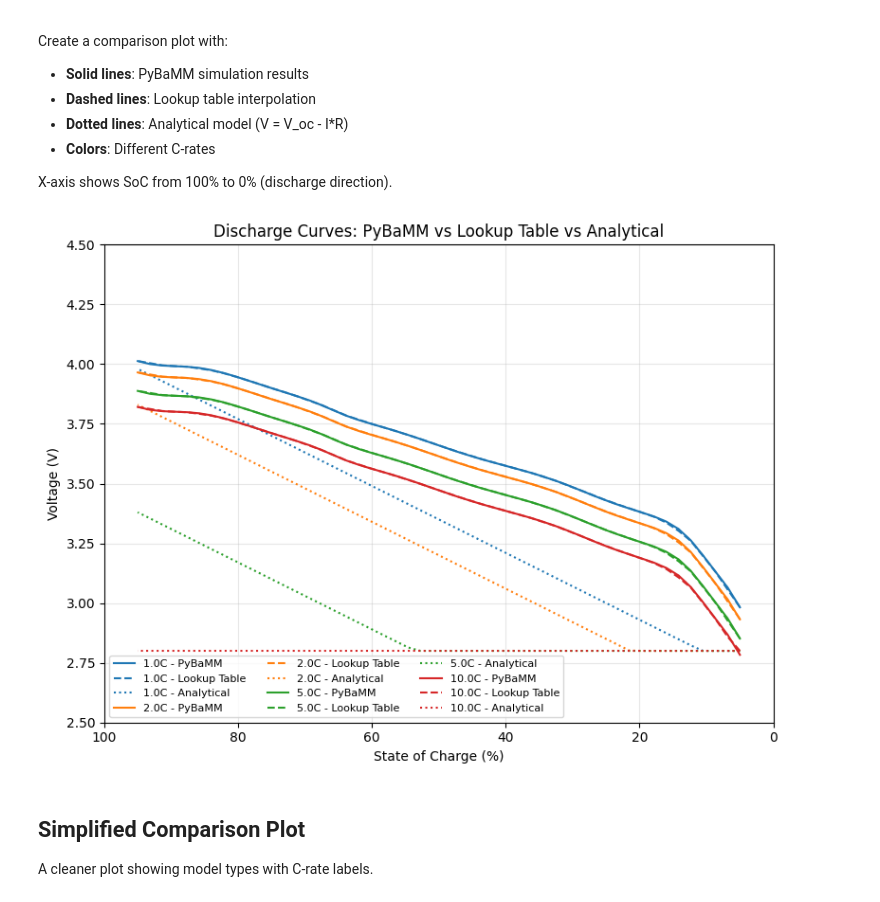
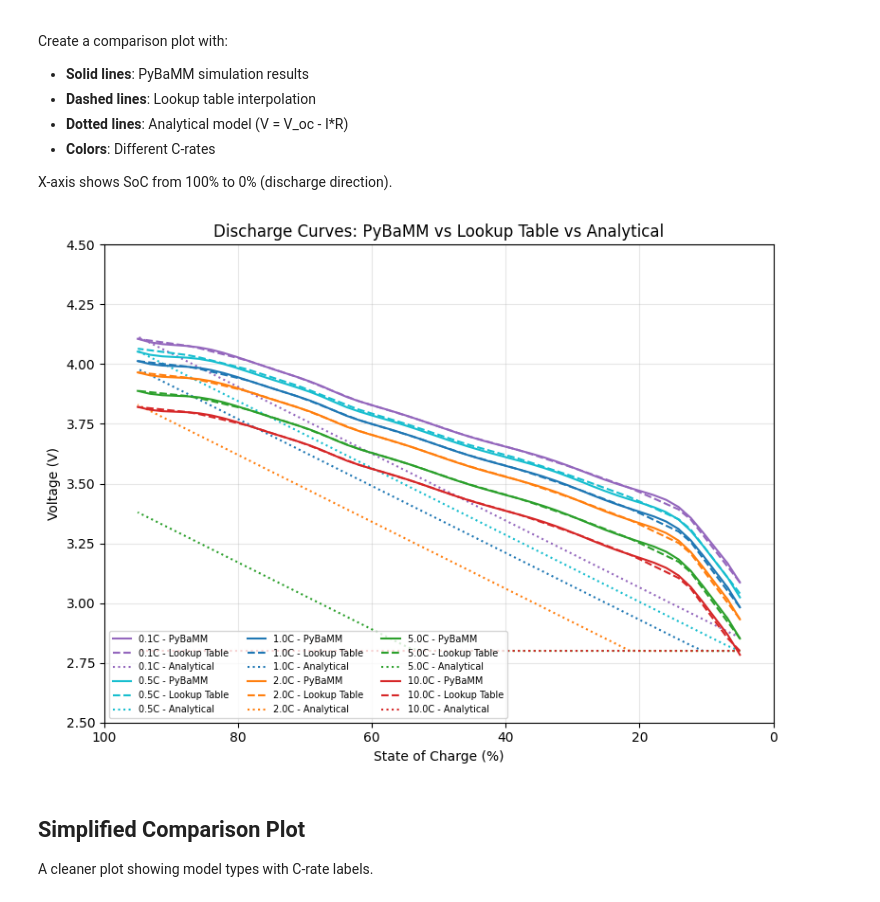
Before and after one commit to matuscvengros/evtol-tools, a Jupyter notebook: examples/discharge_curve_comparison.ipynb, the cells around one changed output. Cells and saved outputs as stored; diff of their text form; code cells hidden in the pictures.

```diff
--- a/examples/discharge_curve_comparison.ipynb
+++ b/examples/discharge_curve_comparison.ipynb
@@ -39,13 +39,15 @@ PyBaMM version 25.12.1 is available
 Define the C-rates and SoC range for our comparison.
 # %%
 # C-rates to compare
-C_RATES = [1.0, 2.0, 5.0, 10.0]
+C_RATES = [0.1, 0.5, 1.0, 2.0, 5.0, 10.0]
 
 # SoC range (5% to 95%)
 soc_points = np.linspace(0.05, 0.95, 50)
 
 # Colors for each C-rate
 COLORS = {
+    0.1: '#9467bd',   # Purple
+    0.5: '#17becf',   # Cyan
     1.0: '#1f77b4',   # Blue
     2.0: '#ff7f0e',   # Orange
     5.0: '#2ca02c',   # Green
@@ -145,34 +149,34 @@ X-axis shows SoC from 100% to 0% (discharge direction).
 # %%
 fig, ax = plt.subplots(figsize=(8, 6))
 
 for c_rate in C_RATES:
     color = COLORS[c_rate]
 
     # PyBaMM (solid line)
     if c_rate in pybamm_curves:
         ax.plot(soc_points * 100, pybamm_curves[c_rate],
                 '-', color=color, label=f'{c_rate}C - PyBaMM')
 
     # Lookup table (dashed line)
     ax.plot(soc_points * 100, lookup_curves[c_rate],
             '--', color=color, label=f'{c_rate}C - Lookup Table')
 
     # Analytical (dotted line)
     ax.plot(soc_points * 100, analytical_curves[c_rate],
             ':', color=color, label=f'{c_rate}C - Analytical')
 
 ax.set_xlabel('State of Charge (%)')
 ax.set_ylabel('Voltage (V)')
 ax.set_title('Discharge Curves: PyBaMM vs Lookup Table vs Analytical')
 ax.set_xlim(100, 0)  # Reversed: 100% to 0%
 ax.set_ylim(2.5, 4.5)
 ax.grid(True, alpha=0.3)
-ax.legend(loc='lower left', fontsize=8, ncol=3)
+ax.legend(loc='lower left', fontsize=7, ncol=3)
 
 plt.tight_layout()
 plt.show()
 # %% [output]
-[figure, old version]
+[figure, new version]
 # %% [markdown]
 ## Simplified Comparison Plot
 
```
Also changed, not shown: parts of 7 cells of this notebook, 5 other files.
